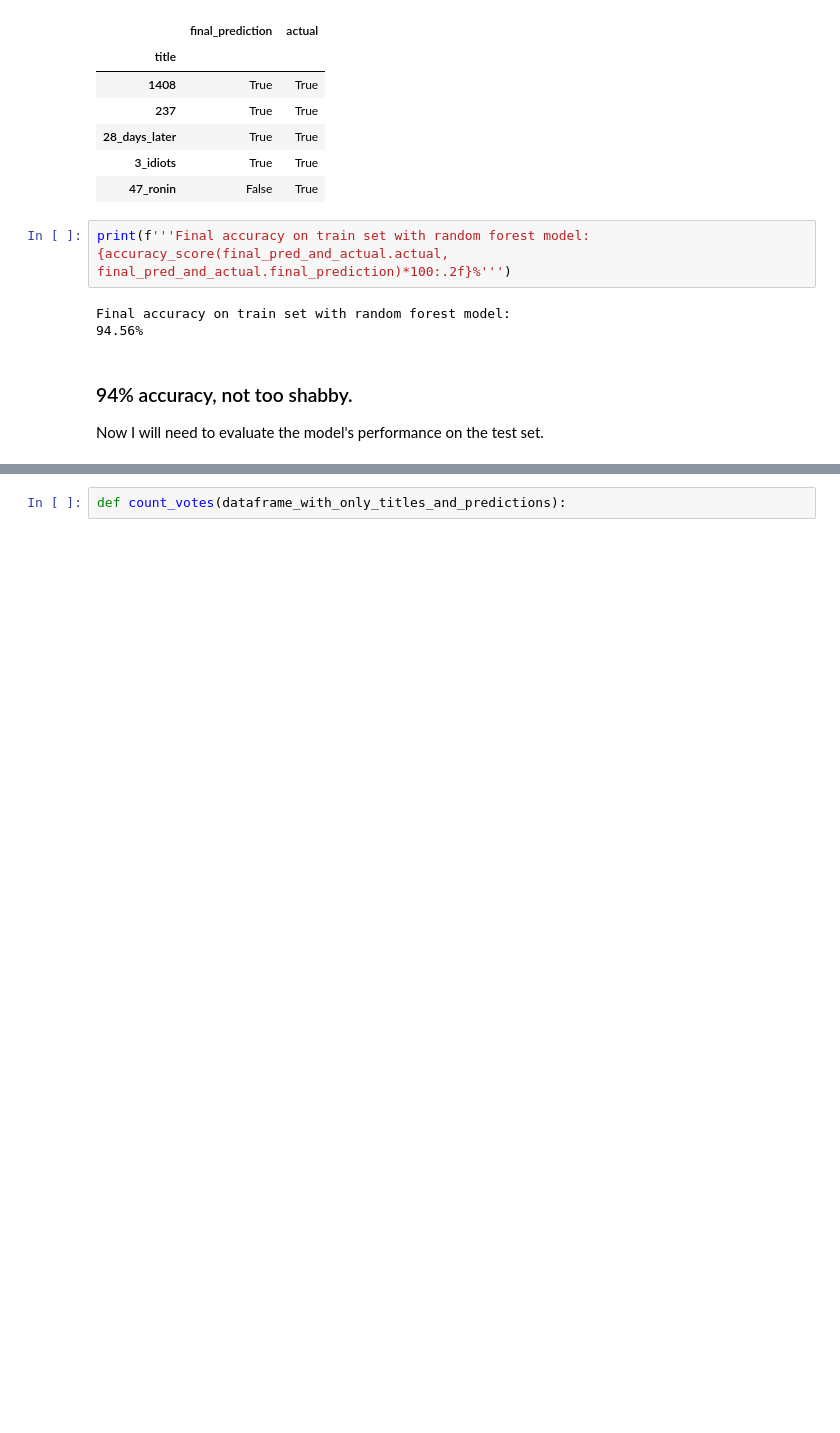
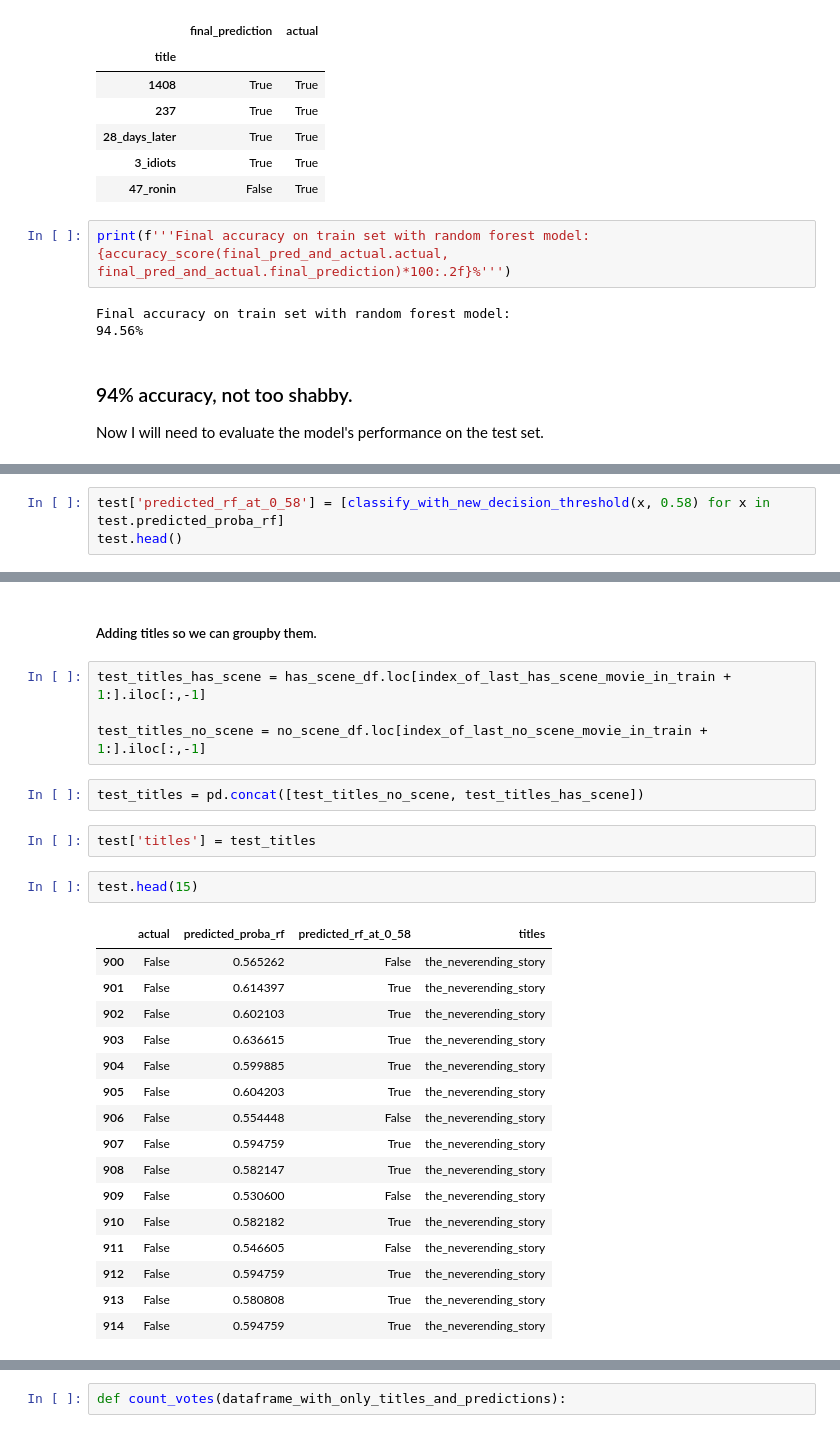
Before and after one commit to matthewzapata/twitter-trigger-warnings, a Jupyter notebook: trigger_warnings.ipynb, the cells around one changed output, grey strips where cells are left out. Cells and saved outputs as stored; diff of their text form; blank space fills up the shorter version.

Commit message:
Finish test evaluation. Need to go back and determine decision threshold through cross validation.

```diff
--- a/trigger_warnings.ipynb
+++ b/trigger_warnings.ipynb
@@ -2101,0 +2098,3 @@ Now I will need to evaluate the model's performance on the test set.
+# %%
+test['predicted_rf_at_0_58'] = [classify_with_new_decision_threshold(x, 0.58) for x in test.predicted_proba_rf]
+test.head()
@@ -2101,0 +2108,29 @@ Now I will need to evaluate the model's performance on the test set.
+# %% [markdown]
+##### Adding titles so we can groupby them.
+# %%
+test_titles_has_scene = has_scene_df.loc[index_of_last_has_scene_movie_in_train + 1:].iloc[:,-1]
+
+test_titles_no_scene = no_scene_df.loc[index_of_last_no_scene_movie_in_train + 1:].iloc[:,-1]
+# %%
+test_titles = pd.concat([test_titles_no_scene, test_titles_has_scene])
+# %%
+test['titles'] = test_titles
+# %%
+test.head(15)
+# %% [output]
+|  | actual | predicted_proba_rf | predicted_rf_at_0_58 | titles |
+| 900 | False | 0.565262 | False | the_neverending_story |
+| 901 | False | 0.614397 | True | the_neverending_story |
+| 902 | False | 0.602103 | True | the_neverending_story |
+| 903 | False | 0.636615 | True | the_neverending_story |
+| 904 | False | 0.599885 | True | the_neverending_story |
+| 905 | False | 0.604203 | True | the_neverending_story |
+| 906 | False | 0.554448 | False | the_neverending_story |
+| 907 | False | 0.594759 | True | the_neverending_story |
+| 908 | False | 0.582147 | True | the_neverending_story |
+| 909 | False | 0.530600 | False | the_neverending_story |
+| 910 | False | 0.582182 | True | the_neverending_story |
+| 911 | False | 0.546605 | False | the_neverending_story |
+| 912 | False | 0.594759 | True | the_neverending_story |
+| 913 | False | 0.580808 | True | the_neverending_story |
+| 914 | False | 0.594759 | True | the_neverending_story |
```
Also changed, not shown: parts of 12 cells of this notebook.
